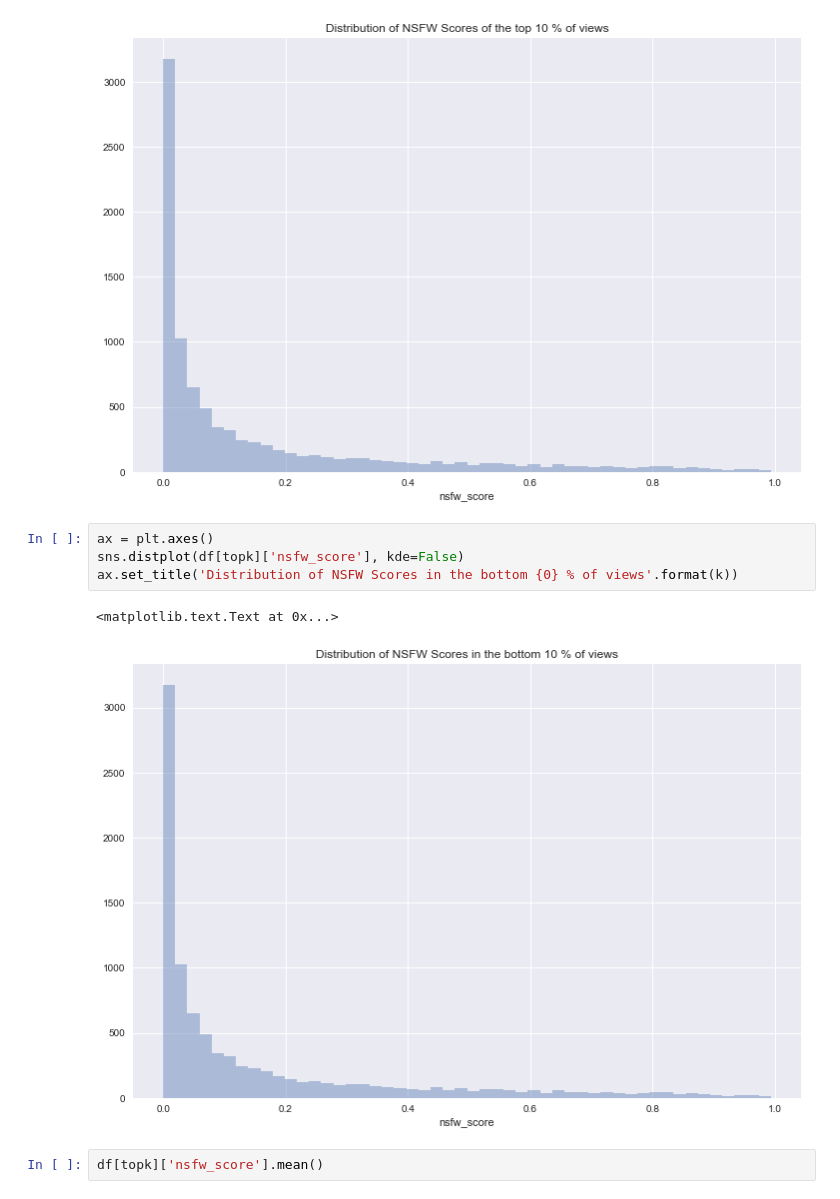
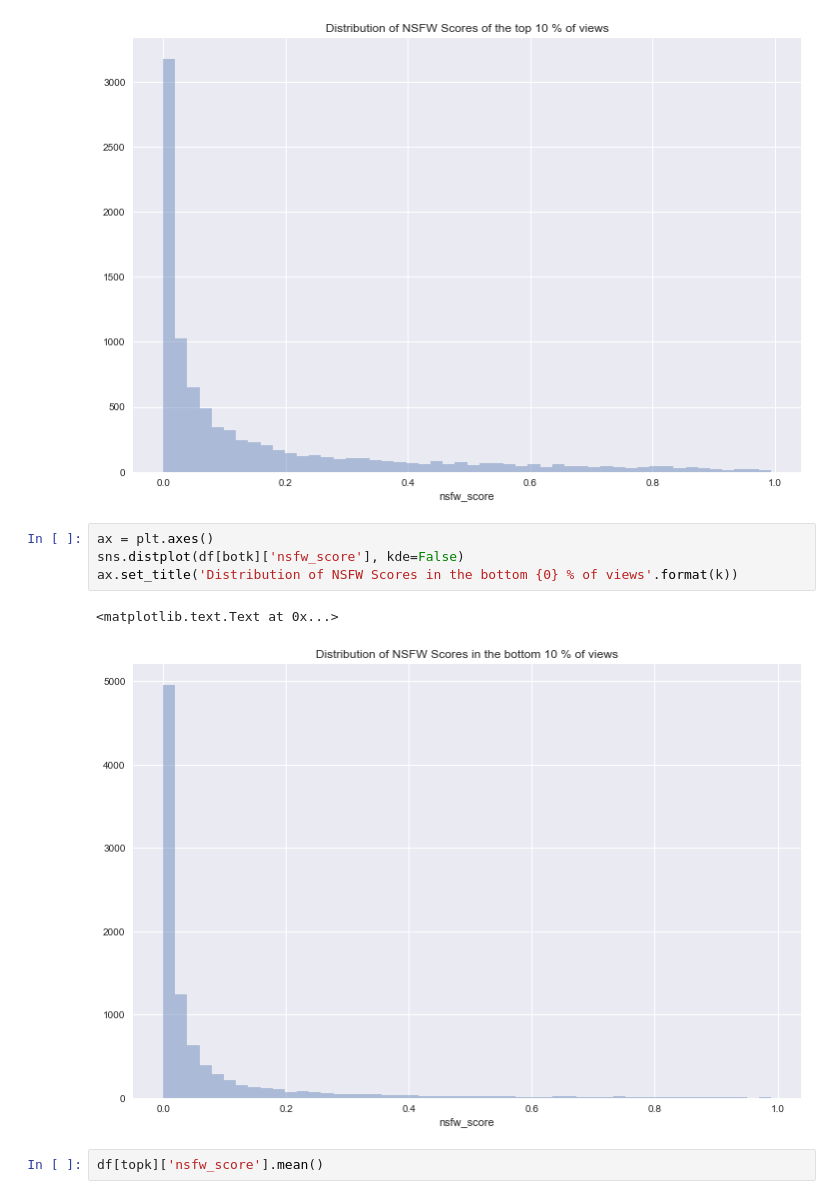
Before and after one commit to allenwang28/YouTube-Virality-Predictor, a Jupyter notebook: notebooks/nsfw_score-analysis.ipynb, the cells around one changed output. Cells and saved outputs as stored; diff of their text form.

Commit message:
updated nsfw score analysis

```diff
--- a/notebooks/nsfw_score-analysis.ipynb
+++ b/notebooks/nsfw_score-analysis.ipynb
@@ -48,11 +52,11 @@ ax.set_title('Distribution of NSFW Scores of the top {0} % of views'.format(k))
 [figure]
 # %%
 ax = plt.axes()
-sns.distplot(df[topk]['nsfw_score'], kde=False)
+sns.distplot(df[botk]['nsfw_score'], kde=False)
 ax.set_title('Distribution of NSFW Scores in the bottom {0} % of views'.format(k))
 # %% [output]
 <matplotlib.text.Text at 0x...>
-[figure, old version]
+[figure, new version]
 # %%
 df[topk]['nsfw_score'].mean()
 # %% [output]
```
Also changed, not shown: parts of 2 cells of this notebook.
